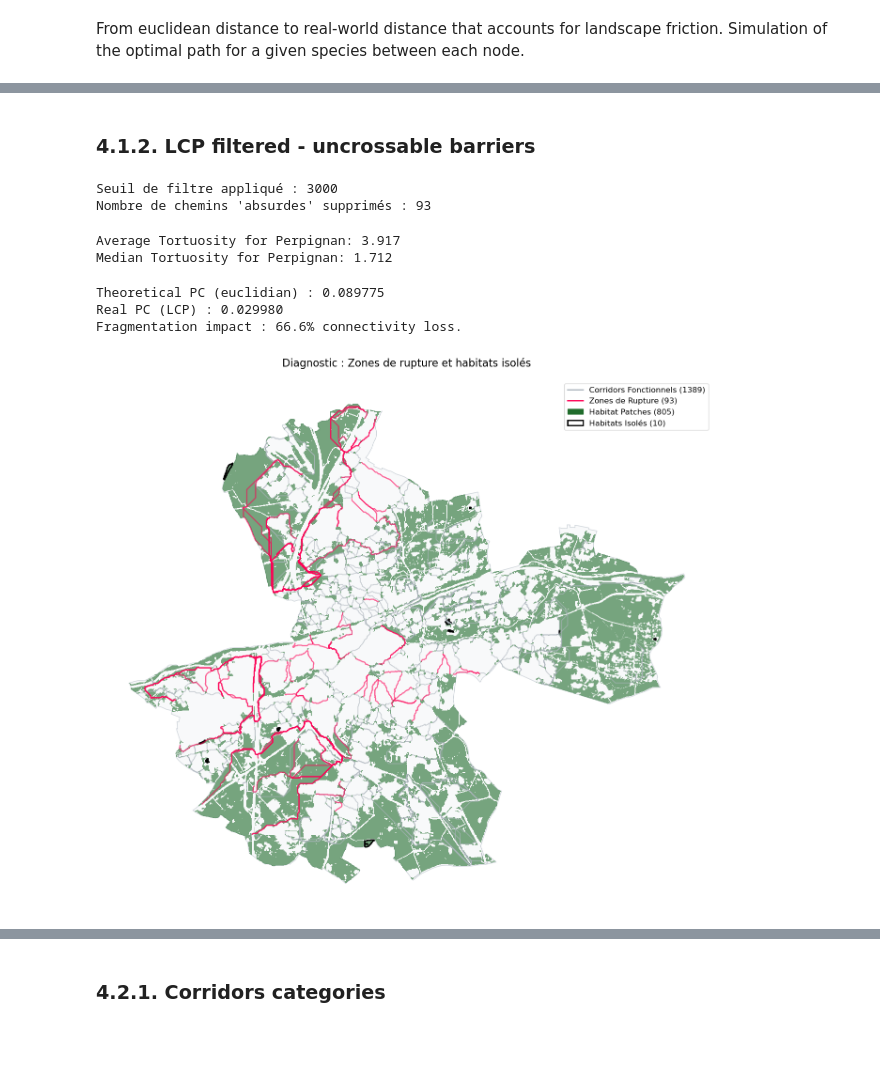
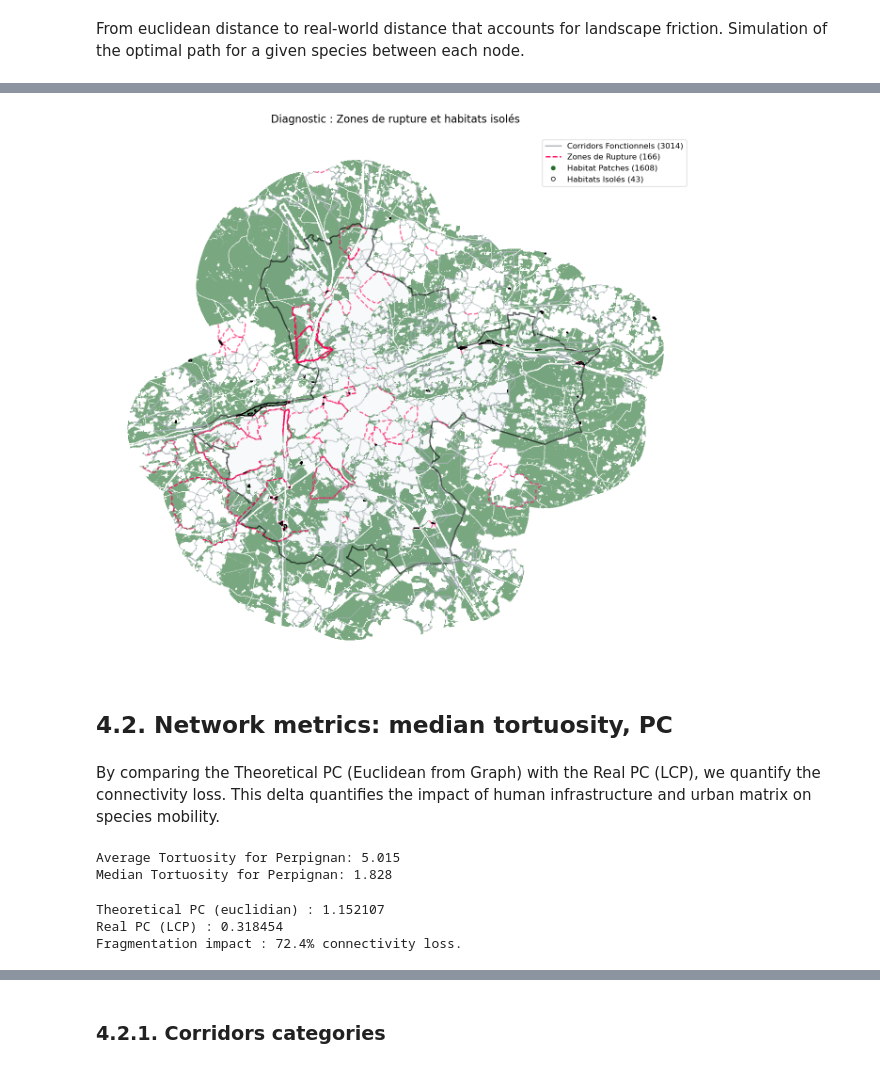
Before and after one commit to marion-billy/urbiverde_ivb, a Jupyter notebook: corridor_project/perpignan_prod.ipynb, the cells around one changed output, grey strips where cells are left out. Drawn from its saved outputs; the diff is of its cells as text; code cells hidden in the pictures; blank space fills up the shorter version.

```diff
--- a/corridor_project/perpignan_prod.ipynb
+++ b/corridor_project/perpignan_prod.ipynb
@@ -169 +170,5 @@ resistance_raster.plot(robust=True, cmap='viridis_r')
+# %%
+d0 = specie['graph']['d0']
+threshold = 3 * d0
+gdf_lcp = rout.compute_lcp_network(gdf_edges, df_nodes, da_lc, specie['friction'], max_cost_threshold=threshold)
 # %% [markdown]
@@ -195,33 +176,10 @@ Fragmentation impact : 70.1% connectivity loss.
-# %% [markdown]
-### 4.1.2. LCP filtered - uncrossable barriers
-# %%
-d0 = specie['graph']['d0']
-threshold = 3 * d0
-print(f"Seuil de filtre appliqué : {threshold:.0f} mètres équivalent habitat")
-
-gdf_lcp = gdf_lcp0[gdf_lcp0['accumulated_cost'] <= threshold].copy()
-print(f"Nombre de chemins 'absurdes' supprimés : {len(gdf_lcp0) - len(gdf_lcp)}")
-# %% [output]
-Seuil de filtre appliqué : 3000
-Nombre de chemins 'absurdes' supprimés : 93
-# %%
-gdf_lcp['tortuosity'] = gdf_lcp['real_dist'] / gdf_lcp['theoretical_dist']
-print(f"Average Tortuosity for {CITY}: {gdf_lcp['tortuosity'].mean():.3f}")
-print(f"Median Tortuosity for {CITY}: {gdf_lcp['tortuosity'].median():.3f}")
-# print(gdf_lcp['tortuosity'].describe())
-# %% [output]
-Average Tortuosity for Perpignan: 3.917
-Median Tortuosity for Perpignan: 1.712
-# %%
-pc_real, G_lcp = conn.calculate_pc_index_lcp(G, total_area_km2, specie, gdf_lcp)
-print(f"Theoretical PC (euclidian) : {pc_value:.6f}")
-print(f"Real PC (LCP) : {pc_real:.6f}")
-print(f"Fragmentation impact : {((pc_value - pc_real) / pc_value)*100:.1f}% connectivity loss.")
-# %% [output]
-Theoretical PC (euclidian) : 0.089775
-Real PC (LCP) : 0.029980
-Fragmentation impact : 66.6% connectivity loss.
+# %%
+gdf_lcp_city = gdf_lcp[gdf_lcp.geometry.intersects(aoi_utm.unary_union)].copy() # on coupe le buffer
 # %%
-viz.plot_connectivity_ruptures(gdf_lcp0, gdf_lcp, aoi_utm, df_nodes, G_lcp)
+viz.plot_connectivity_ruptures(gdf_lcp_city, aoi_utm, df_nodes)
 # %% [output]
-[figure, old version]
+[figure, new version]
+# %% [markdown]
+## 4.2. Network metrics: median tortuosity, PC
+# %% [markdown]
+By comparing the Theoretical PC (Euclidean from Graph) with the Real PC (LCP), we quantify the connectivity loss. This delta quantifies the impact of human infrastructure and urban matrix on species mobility.
@@ -228 +189,23 @@ viz.plot_connectivity_ruptures(gdf_lcp0, gdf_lcp, aoi_utm, df_nodes, G_lcp)
+# %%
+gdf_lcp_city['tortuosity'] = gdf_lcp_city['real_dist'] / gdf_lcp_city['theoretical_dist']
+print(f"Average Tortuosity for {CITY}: {gdf_lcp_city['tortuosity'].mean():.3f}")
+print(f"Median Tortuosity for {CITY}: {gdf_lcp_city['tortuosity'].median():.3f}")
+# %% [output]
+Average Tortuosity for Perpignan: 5.015
+Median Tortuosity for Perpignan: 1.828
+# %%
+# G (buffer et success), gdf_lcp (buffer), total_area_km2 (strict)
+G_success = nx.from_pandas_edgelist(gdf_lcp, 'node_1', 'node_2')
+for node in G_success.nodes():
+    if node in G:
+        G_success.nodes[node].update(G.nodes[node])
+
+pc_real, G_lcp = conn.calculate_pc_index_lcp(G_success, total_area_km2, specie, gdf_lcp)
+print(f"Theoretical PC (euclidian) : {pc_value:.6f}")
+print(f"Real PC (LCP) : {pc_real:.6f}")
+print(f"Fragmentation impact : {((pc_value - pc_real) / pc_value)*100:.1f}% connectivity loss.")
+# %% [output]
+Theoretical PC (euclidian) : 1.152107
+Real PC (LCP) : 0.318454
+Fragmentation impact : 72.4% connectivity loss.
 # %% [markdown]
```
Also changed, not shown: parts of 21 cells of this notebook, 5 other files.
